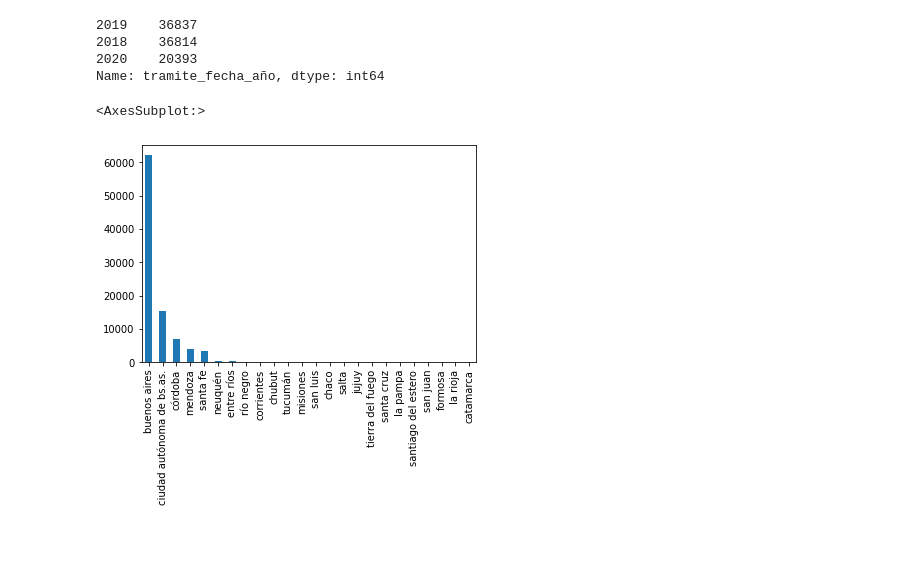
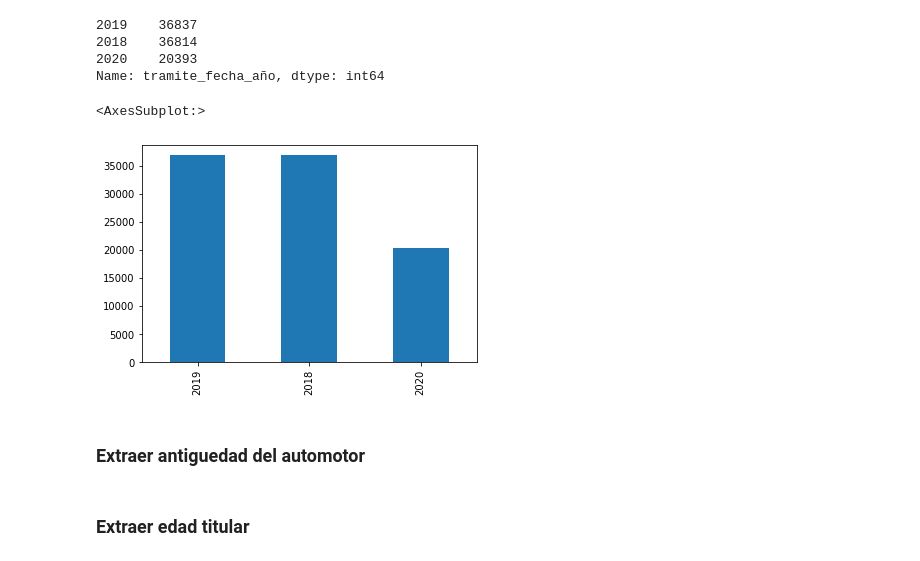
Before and after one commit to felixreyero/isi-tp-fin, a Jupyter notebook: ISI - Preparación de los datos.ipynb, the cells around one changed output. Saved outputs shown, nothing was run; the diff lists cells and outputs as text; code cells hidden in the pictures.

Commit message:
Extraccion de edad titulas y antiguedad atuomotor para SOM

```diff
--- a/ISI - Preparación de los datos.ipynb
+++ b/ISI - Preparación de los datos.ipynb
@@ -164,8 +164,9 @@ df["tramite_fecha_año"].value_counts()
 2020    20393
 Name: tramite_fecha_año, dtype: int64
 # %%
-df["registro_seccional_provincia"].value_counts()
-df["registro_seccional_provincia"].value_counts().plot(kind='bar')
+df["tramite_fecha_año"].value_counts().plot(kind='bar')
 # %% [output]
 <AxesSubplot:>
-[figure, old version]
+[figure, new version]
+# %% [markdown]
+### Extraer antiguedad del automotor
@@ -171,0 +185,2 @@ df["registro_seccional_provincia"].value_counts().plot(kind='bar')
+# %% [markdown]
+### Extraer edad titular
```
Also changed, not shown: parts of 10 cells of this notebook, 4 other files.
